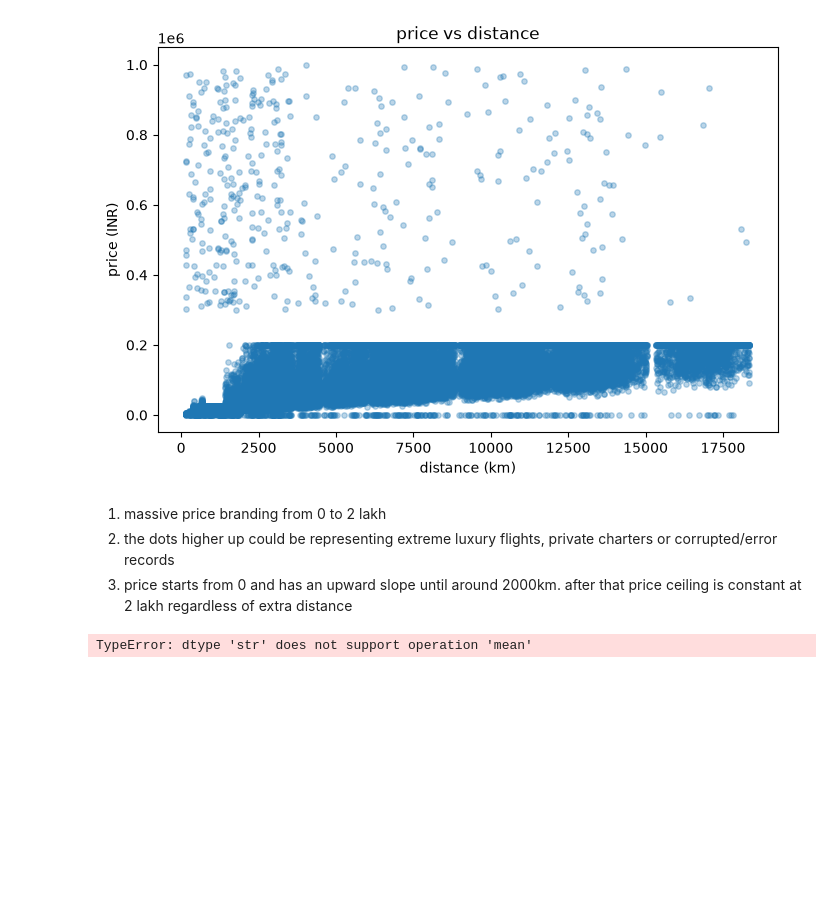
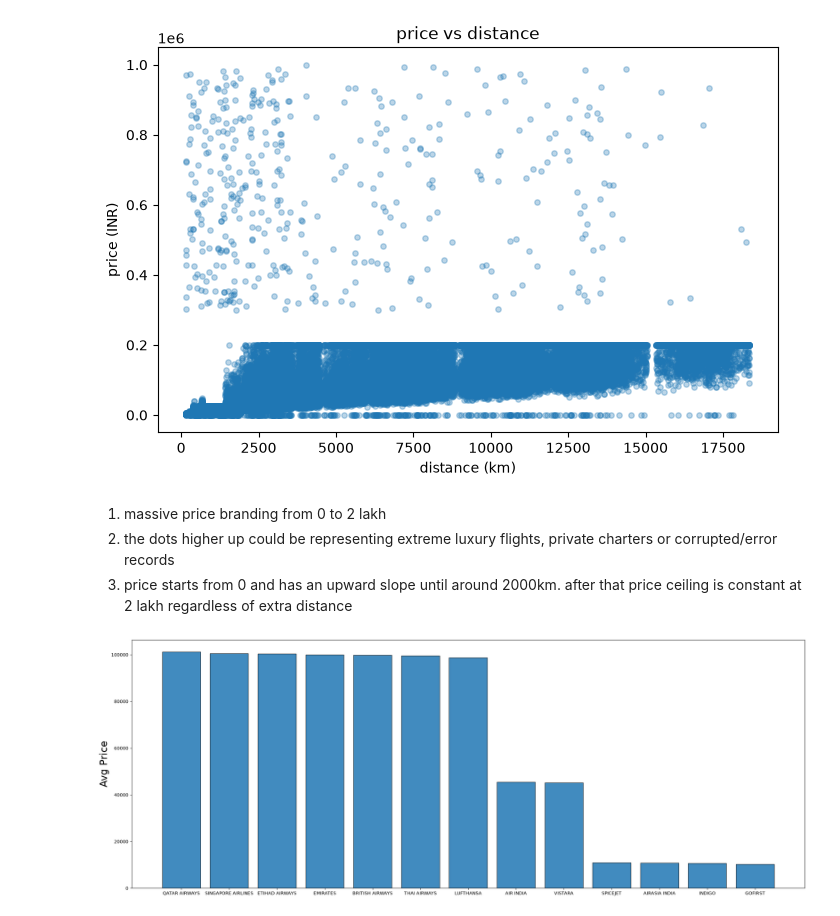
Before and after one commit to Jm-3234/Jithin-M-26BAI1023, a Jupyter notebook: Data science and visualisation.ipynb, the cells around one changed output. Cells and saved outputs as stored; diff of their text form; code cells hidden in the pictures; blank space fills up the shorter version.

Commit message:
2nd plot fix

```diff
--- a/Data science and visualisation.ipynb
+++ b/Data science and visualisation.ipynb
@@ -52,7 +51,10 @@ plt.show()
 3) price starts from 0 and has an upward slope until around 2000km. after that price ceiling is constant at 2 lakh regardless of extra distance
 # %%
 df_clean['Airline'] = df_clean['Airline'].astype(str).str.upper()
-airlineprice = df_clean.dropna(subset=['Airline','Price']).groupby('Airline')['Price'].mean()
-print(airlineprice.head())
+airlineprice = df_clean.dropna(subset=['Airline','Price']).groupby('Airline')['Price'].mean().reset_index().sort_values(by='Price', ascending=False)
+plt.figure(figsize=(27,10))
+plt.bar(airlineprice['Airline'],airlineprice['Price'], alpha=0.85, edgecolor='black',)
+plt.ylabel('Avg Price', fontsize=22)
+plt.show()
 # %% [output]
-TypeError: dtype 'str' does not support operation 'mean'
+[figure, added]
```
Also changed, not shown: parts of 1 cell of this notebook.
